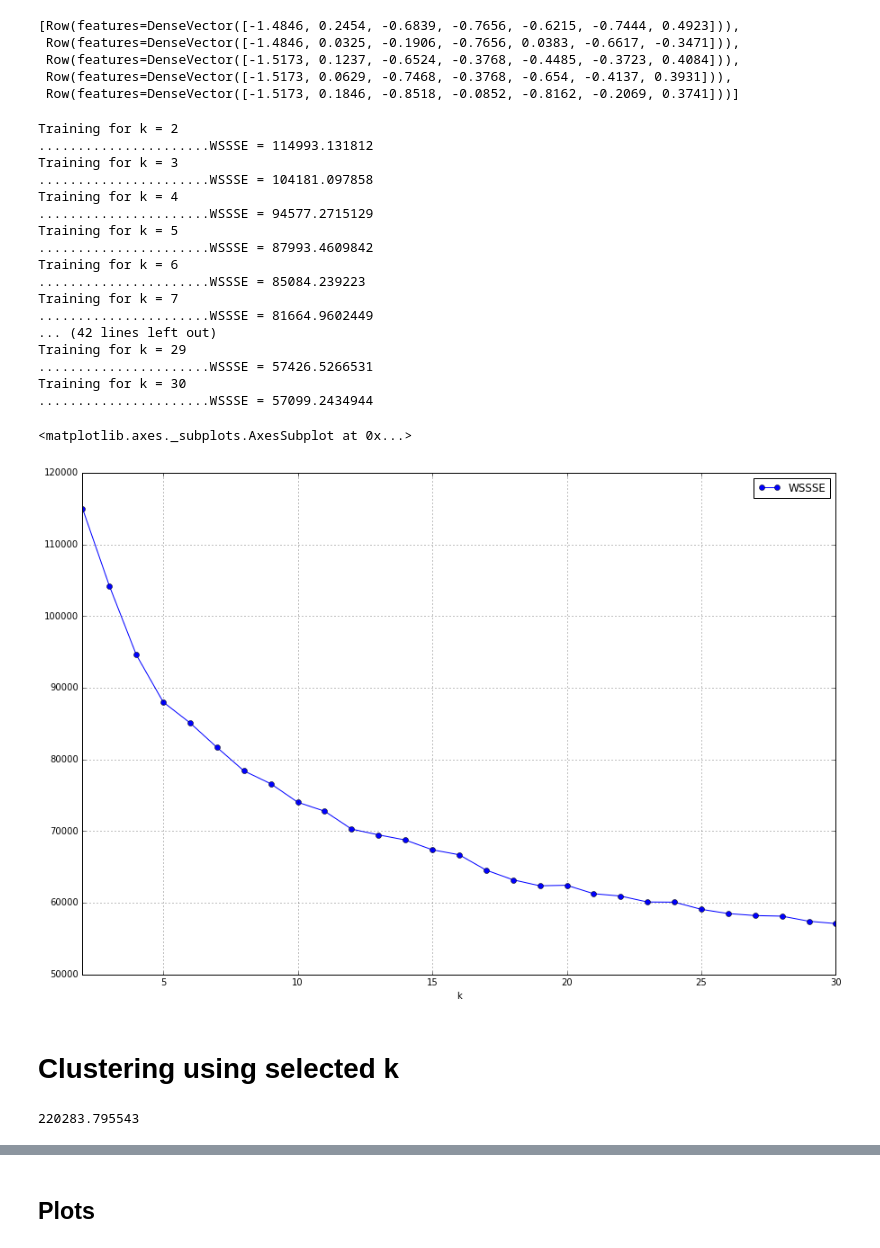
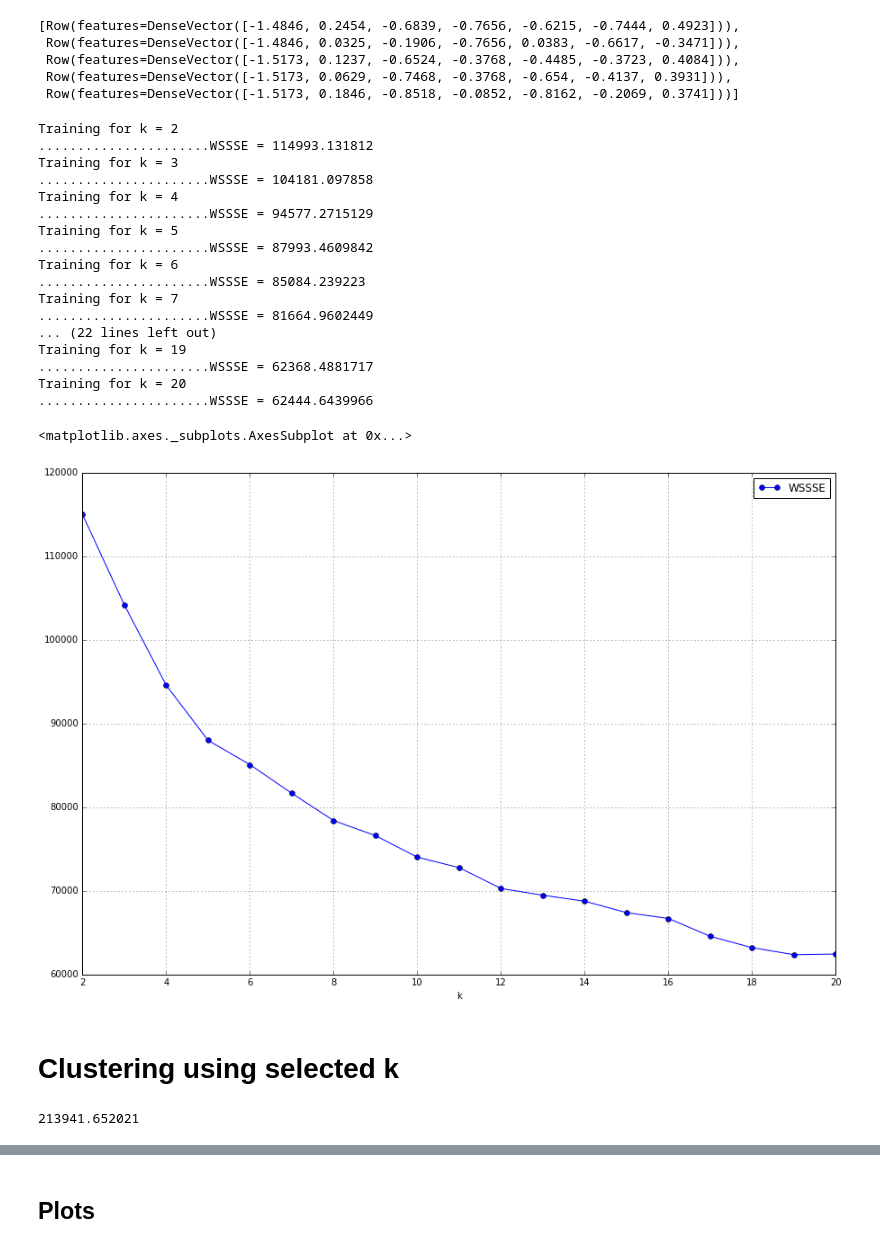
Before and after one commit to words-sdsc/courseraDataSimulation, a Jupyter notebook: course4-ML/Spark - Clustering.ipynb, the cells around one changed output, grey strips where cells are left out. Drawn from its saved outputs; the diff is of its cells as text; code cells hidden in the pictures.

```diff
--- a/course4-ML/Spark - Clustering.ipynb
+++ b/course4-ML/Spark - Clustering.ipynb
@@ -139,12 +139,13 @@ scaledData = scaledData.select("features", "rowID")
 from utilfunctions import *
 
 wssseList = []
+k_values = range(2,21)
 
-#Sample a small subset for ELBOW technique
+#Sample a small subset for ELBOW method
 elbowset   = scaledData.filter((scaledData.rowID % 3) == 0).select("features")
 elbowset.persist()
 
-elbow(elbowset, wssseList)
+elbow(elbowset, wssseList, k_values)
 # %% [output]
 Training for k = 2
 ......................WSSSE = 114993.131812
@@ -158,17 +159,17 @@ Training for k = 6
 ......................WSSSE = 85084.239223
 Training for k = 7
 ......................WSSSE = 81664.9602449
-... (42 lines left out)
-Training for k = 29
-......................WSSSE = 57426.5266531
-Training for k = 30
-......................WSSSE = 57099.2434944
+... (22 lines left out)
+Training for k = 19
+......................WSSSE = 62368.4881717
+Training for k = 20
+......................WSSSE = 62444.6439966
 # %%
-wssseDF = pd.DataFrame({'WSSSE' : wssseList, 'k' : range(2,31) })
+wssseDF = pd.DataFrame({'WSSSE' : wssseList, 'k' : k_values })
 wssseDF.plot(y='WSSSE', x='k', figsize=(15,10), grid=True, marker='o')
 # %% [output]
 <matplotlib.axes._subplots.AxesSubplot at 0x...>
-[figure, old version]
+[figure, new version]
 # %% [markdown]
 # Clustering using selected k
 # %%
@@ -177,14 +178,14 @@ wssseDF.plot(y='WSSSE', x='k', figsize=(15,10), grid=True, marker='o')
 scaledDataFeat = scaledData.select("features")
 scaledDataFeat.persist()
 
-kmeans			= KMeans(k=11, seed = 1)
+kmeans			= KMeans(k=12, seed = 1)
 model			= kmeans.fit(scaledDataFeat)
 transformed		= model.transform(scaledDataFeat)
 featuresAndPrediction	= transformed.select("features", "prediction")
 errorWSSSE		= computeCost(featuresAndPrediction, model)
 print(errorWSSSE)
 # %% [output]
-220283.795543
+213941.652021
 # %%
 #How many members per clusters
 import pyspark.sql.functions as func
```
Also changed, not shown: parts of 15 cells of this notebook.
